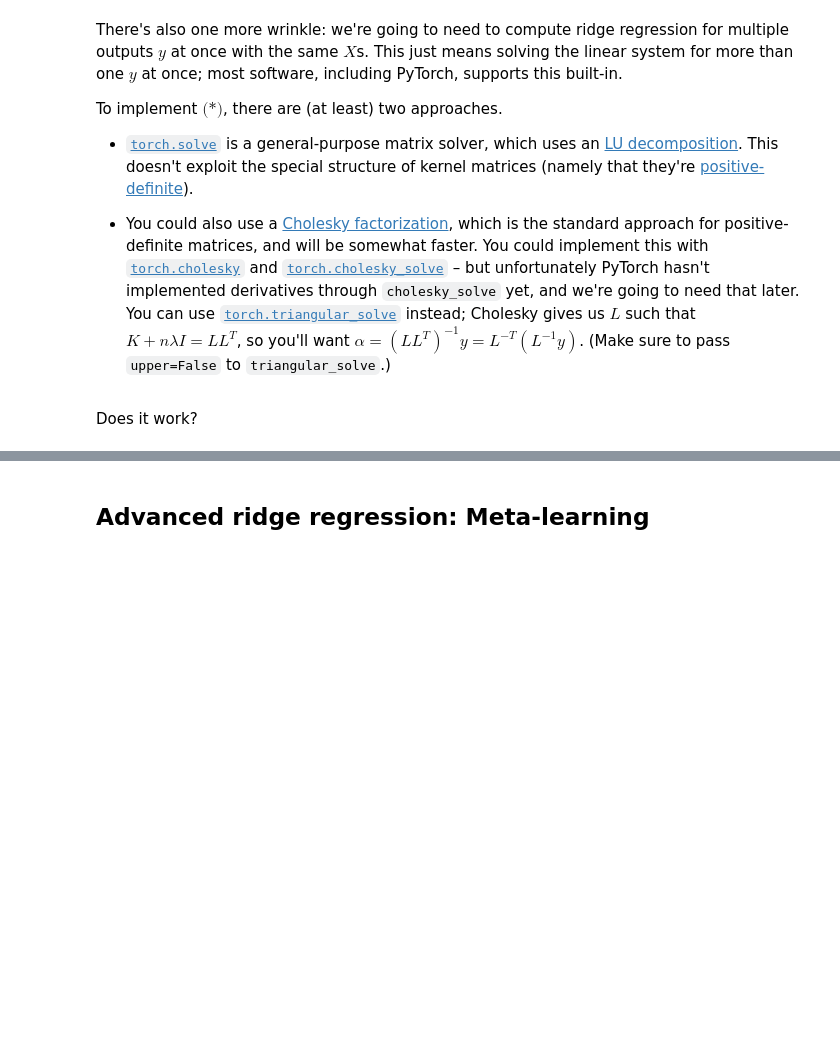
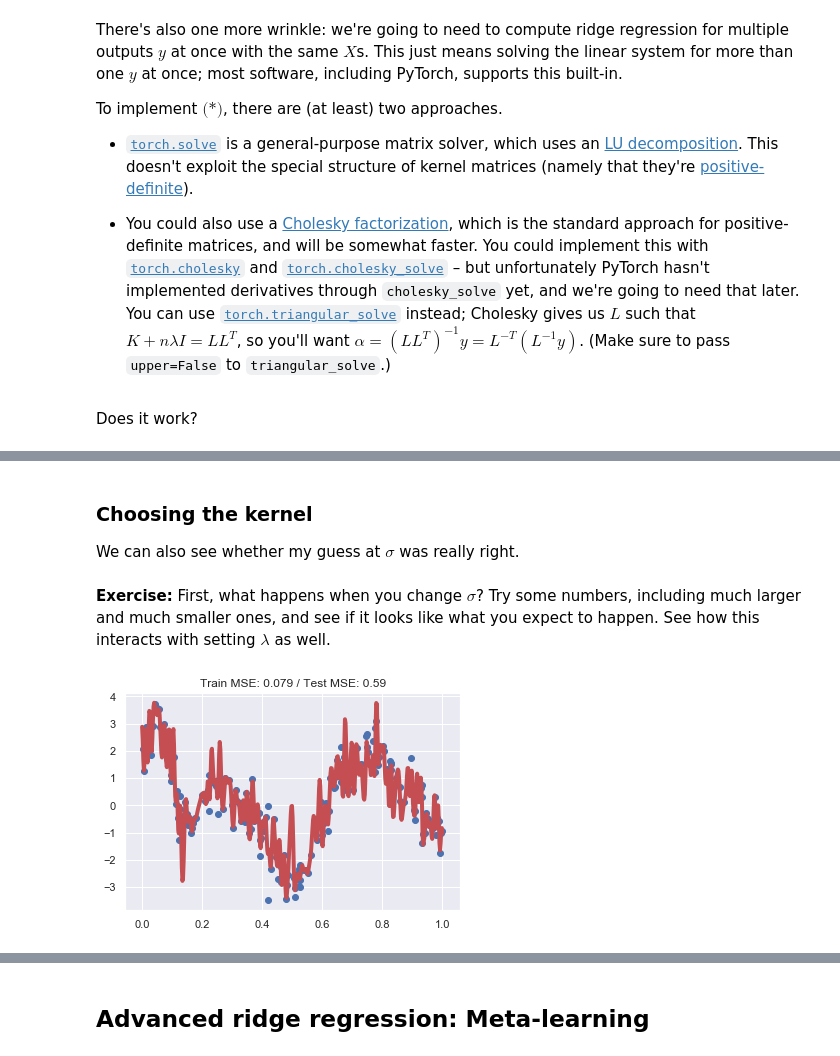
Before and after one commit to djsutherland/ds3-kernels, a Jupyter notebook: solutions.ipynb, the cells around one changed output, grey strips where cells are left out. Saved outputs shown, nothing was run; the diff lists cells and outputs as text; code cells hidden in the pictures; blank space fills up the shorter version.

```diff
--- a/solutions.ipynb
+++ b/solutions.ipynb
@@ -414,0 +461,11 @@ evaluate(krr)
+# %% [markdown]
+### Choosing the kernel
+
+We can also see whether my guess at $\sigma$ was really right.
+# %% [markdown]
+**Exercise:** First, what happens when you change $\sigma$? Try some numbers, including much larger and much smaller ones, and see if it looks like what you expect to happen. See how this interacts with setting $\lambda$ as well.
+# %%
+evaluate(KernelRidgeRegression(reg_wt=.01),
+         kernel_cls=functools.partial(RBFKernel, sigma=.005))
+# %% [output]
+[figure, added]
```
Also changed, not shown: parts of 34 cells of this notebook, 2 other files.
